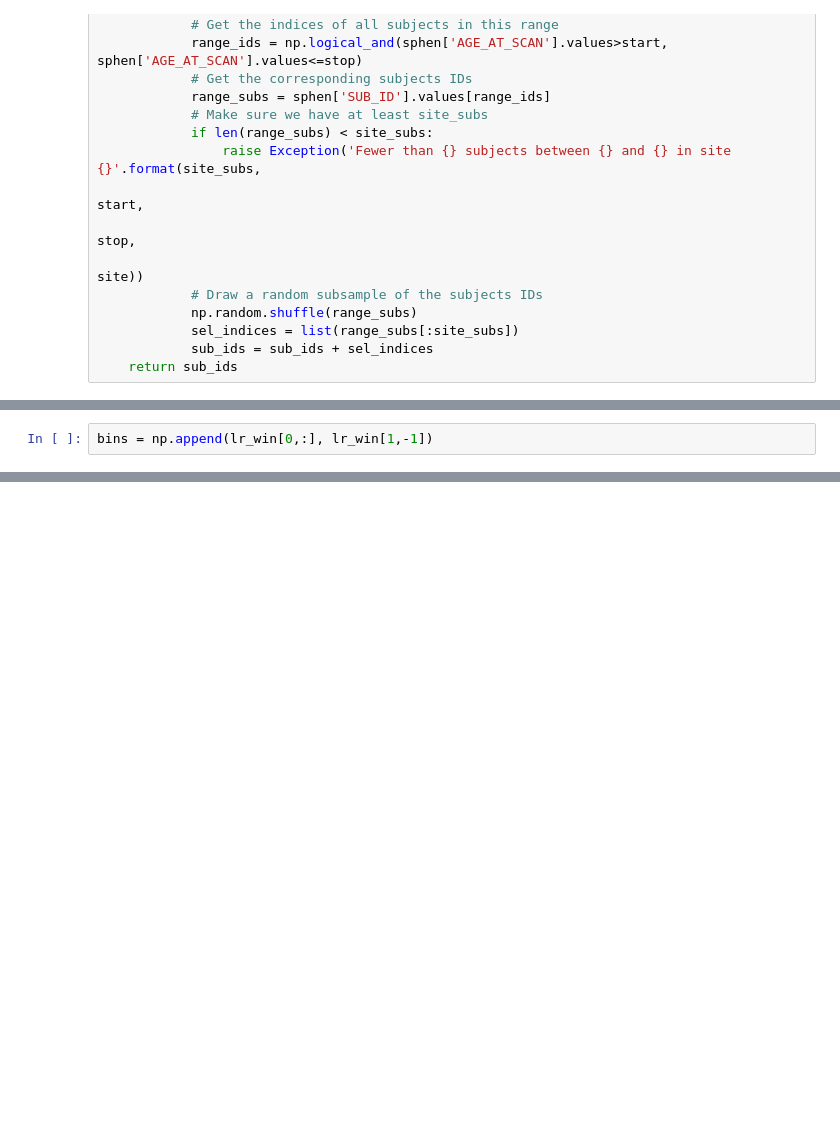
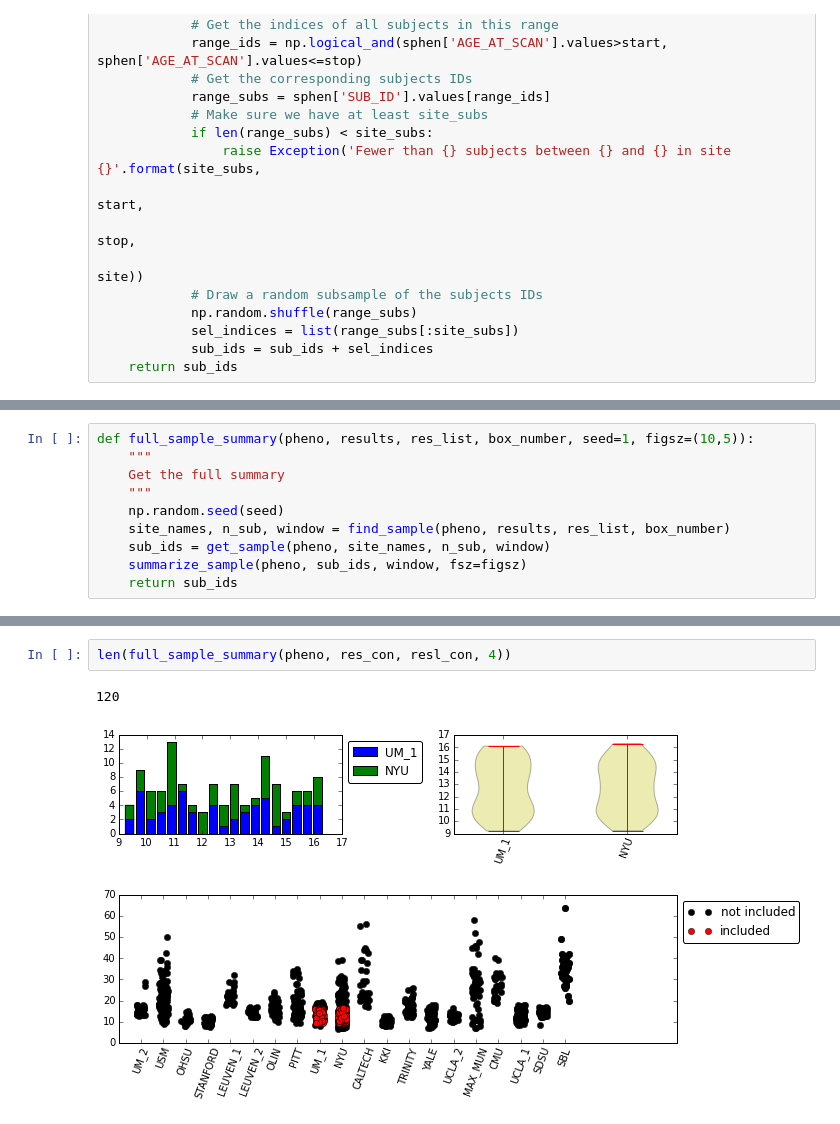
Before and after one commit to SIMEXP/Projects, a Jupyter notebook: Subtypes/uniform_sampling2.ipynb, the cells around one changed output, grey strips where cells are left out. Saved outputs shown, nothing was run; the diff lists cells and outputs as text; blank space fills up the shorter version.

```diff
--- a/Subtypes/uniform_sampling2.ipynb
+++ b/Subtypes/uniform_sampling2.ipynb
@@ -654,2 +279,0 @@ plt.xticks([1,2], site_names, rotation='vertical')
-# %%
-bins = np.append(lr_win[0,:], lr_win[1,-1])
@@ -812,0 +361,10 @@ All nice and dandy but let's try to not force all sites to have the same amount
+# %%
+def full_sample_summary(pheno, results, res_list, box_number, seed=1, figsz=(10,5)):
+    """
+    Get the full summary
+    """
+    np.random.seed(seed)
+    site_names, n_sub, window = find_sample(pheno, results, res_list, box_number)
+    sub_ids = get_sample(pheno, site_names, n_sub, window)
+    summarize_sample(pheno, sub_ids, window, fsz=figsz)
+    return sub_ids
@@ -812,0 +403,5 @@ All nice and dandy but let's try to not force all sites to have the same amount
+# %%
+len(full_sample_summary(pheno, res_con, resl_con, 4))
+# %% [output]
+120
+[figure, added]
```
Also changed, not shown: parts of 64 cells of this notebook.
